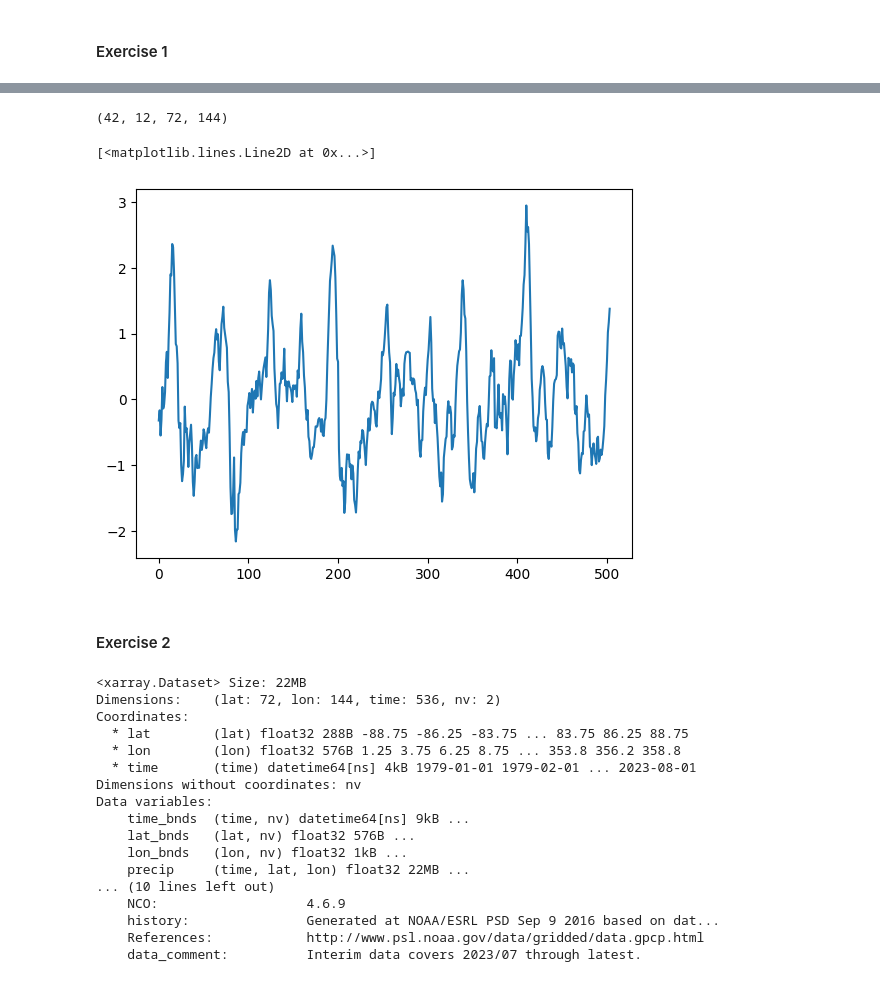
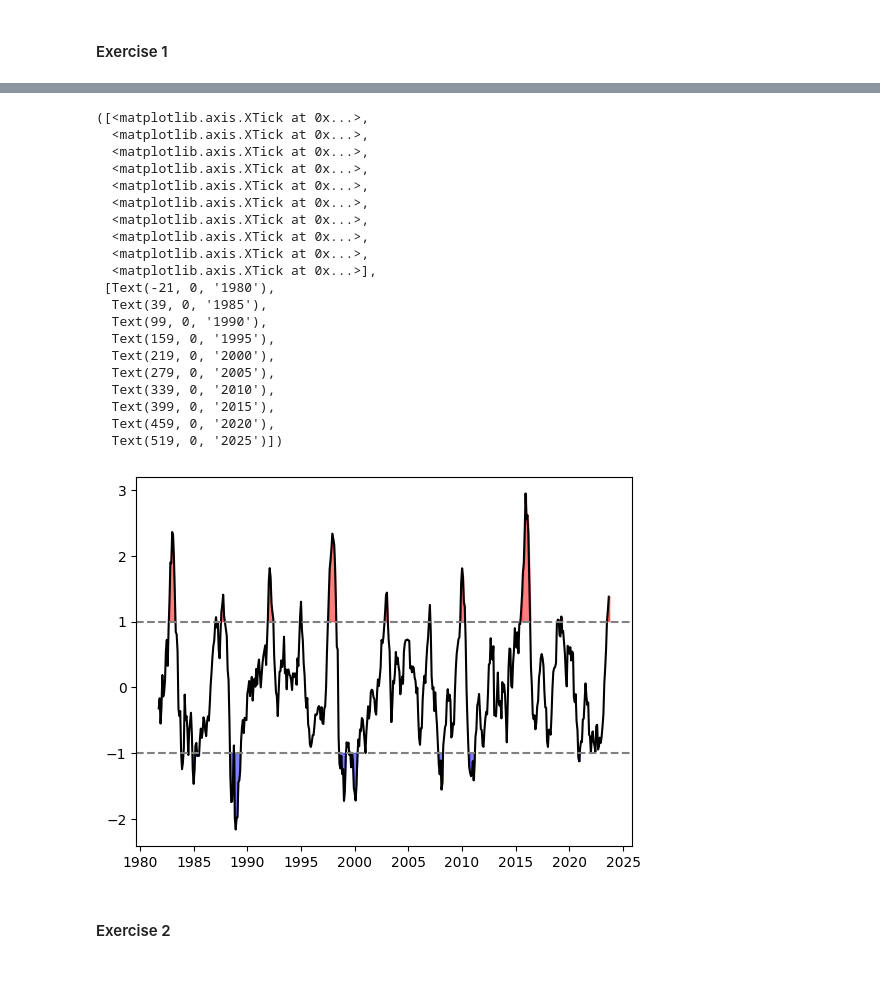
Before and after one commit to Minhsuperfragile/data_visualization_labwork, a Jupyter notebook: homework5.ipynb, the cells around one changed output, grey strips where cells are left out. Drawn from its saved outputs; the diff is of its cells as text; code cells hidden in the pictures.

```diff
--- a/homework5.ipynb
+++ b/homework5.ipynb
@@ -51,39 +12,42 @@ for month in range(months):
-# %%
-sst_ym = sst.reshape(years,months,las,los)
-# %% [output]
-(42, 12, 72, 144)
 # %%
 data=xr.open_dataset("sst.nc")
 sst_nino34=data.sst.sel(lat=slice(-5,5),lon=slice(190,240))
 tmp=sst_nino34.groupby('time.month')
 tmp1=tmp-tmp.mean(dim="time")
 index_nino34=tmp1.mean(dim=["lat","lon"])
-# %%
-plt.plot(index_nino34)
-# %% [output]
-[<matplotlib.lines.Line2D at 0x...>]
-[figure, removed]
+# %%
+plt.plot(index_nino34, 'k')
+# Draw the dashed horizontal line at y=1 and y=-1
+plt.axhline(y=1, color='gray', linestyle='--')
+plt.axhline(y=-1, color='gray', linestyle='--')
+# Fill color
+plt.fill_between(np.linspace(0,504,504),index_nino34, 1, where=(index_nino34 > 1), color='red', alpha=0.5)
+plt.fill_between(np.linspace(0,504,504),index_nino34, -1, where=(index_nino34 < -1), color='blue', alpha=0.5)
+
+# Year | start at sep 1981 and end at august 2023
+x_ticks = np.arange(-21, 520, 5*12)
+plt.xticks(x_ticks, [f"{1980 + i}" for i in range(0,46,5)])
+# %% [output]
+([<matplotlib.axis.XTick at 0x...>,
+  <matplotlib.axis.XTick at 0x...>,
+  <matplotlib.axis.XTick at 0x...>,
+  <matplotlib.axis.XTick at 0x...>,
+  <matplotlib.axis.XTick at 0x...>,
+  <matplotlib.axis.XTick at 0x...>,
+  <matplotlib.axis.XTick at 0x...>,
+  <matplotlib.axis.XTick at 0x...>,
+  <matplotlib.axis.XTick at 0x...>,
+  <matplotlib.axis.XTick at 0x...>],
+ [Text(-21, 0, '1980'),
+  Text(39, 0, '1985'),
+  Text(99, 0, '1990'),
+  Text(159, 0, '1995'),
+  Text(219, 0, '2000'),
+  Text(279, 0, '2005'),
+  Text(339, 0, '2010'),
+  Text(399, 0, '2015'),
+  Text(459, 0, '2020'),
+  Text(519, 0, '2025')])
+[figure, added]
 # %% [markdown]
 #### Exercise 2
-# %%
-precipe_file = r"precipe.nc"
-precipe_data = xr.open_dataset(precipe_file)
-precipe_data
-# %% [output]
-<xarray.Dataset> Size: 22MB
-Dimensions:    (lat: 72, lon: 144, time: 536, nv: 2)
-Coordinates:
-  * lat        (lat) float32 288B -88.75 -86.25 -83.75 ... 83.75 86.25 88.75
-  * lon        (lon) float32 576B 1.25 3.75 6.25 8.75 ... 353.8 356.2 358.8
-  * time       (time) datetime64[ns] 4kB 1979-01-01 1979-02-01 ... 2023-08-01
-Dimensions without coordinates: nv
-Data variables:
-    time_bnds  (time, nv) datetime64[ns] 9kB ...
-    lat_bnds   (lat, nv) float32 576B ...
-    lon_bnds   (lon, nv) float32 1kB ...
-    precip     (time, lat, lon) float32 22MB ...
-... (10 lines left out)
-    NCO:                   4.6.9
-    history:               Generated at NOAA/ESRL PSD Sep 9 2016 based on dat...
-    References:            http://www.psl.noaa.gov/data/gridded/data.gpcp.html
-    data_comment:          Interim data covers 2023/07 through latest.
```
Also changed, not shown: parts of 7 cells of this notebook, 1 other file.
